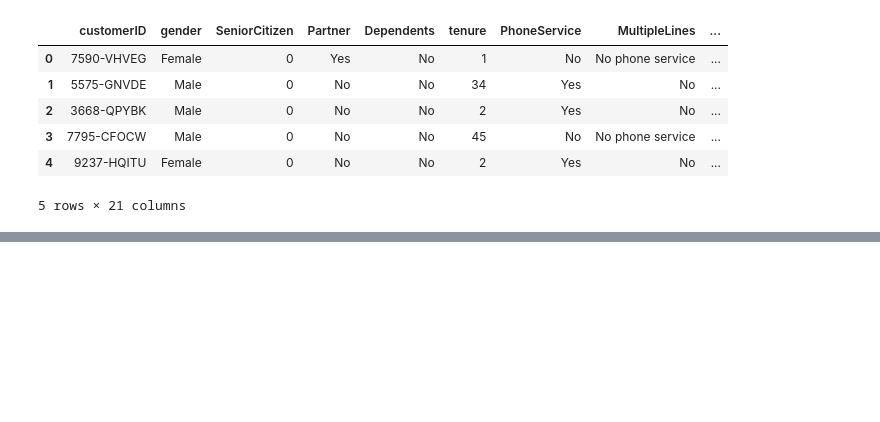
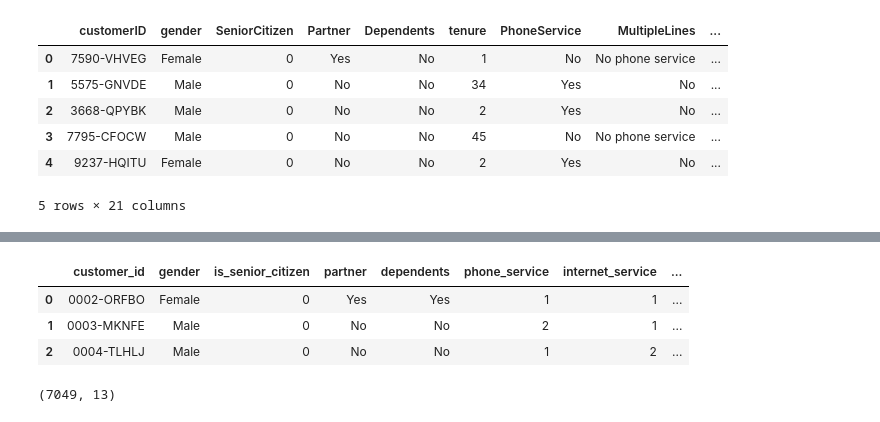
Before and after one commit to JulesMorris/classification-exercises, a Jupyter notebook: classification_exercises.ipynb, the cells around one changed output, grey strips where cells are left out. Drawn from its saved outputs; the diff is of its cells as text; code cells hidden in the pictures; blank space fills up the shorter version.

```diff
--- a/classification_exercises.ipynb
+++ b/classification_exercises.ipynb
@@ -150,0 +225,18 @@ Name: 0, dtype: object
+# %%
+#b/c google sheets is wonky, from url can turn to csv
+goog_sheet_url = 'https://docs.google.com/spreadsheets/d/1K0OgiT3FoTywCzvk9ethOAxlvLBYHhGbt0kEFuasQIU/edit#gid=1023018493'
+
+csv_export_url = goog_sheet_url.replace('/edit#gid=', '/export?format=csv&gid=') #changes formatting
+
+df_google = pd.read_csv(csv_export_url)
+df_google.head(3)
+#print(csv_export_url)
+# %% [output]
+|  | customer_id | gender | is_senior_citizen | partner | dependents | phone_service | internet_service | ... |
+| 0 | 0002-ORFBO | Female | 0 | Yes | Yes | 1 | 1 | ... |
+| 1 | 0003-MKNFE | Male | 0 | No | No | 2 | 1 | ... |
+| 2 | 0004-TLHLJ | Male | 0 | No | No | 1 | 2 | ... |
+# %%
+df_google.shape
+# %% [output]
+(7049, 13)
```
Also changed, not shown: parts of 33 cells of this notebook.
